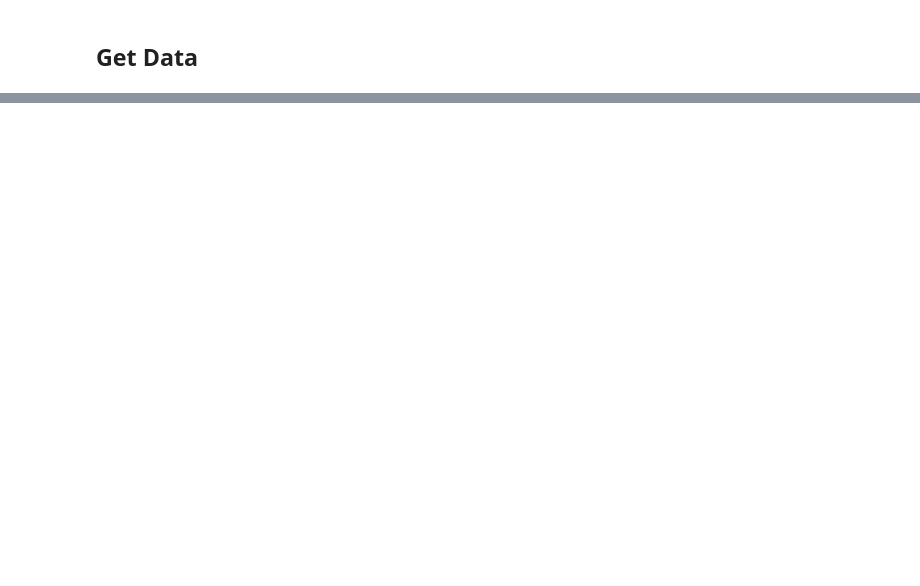
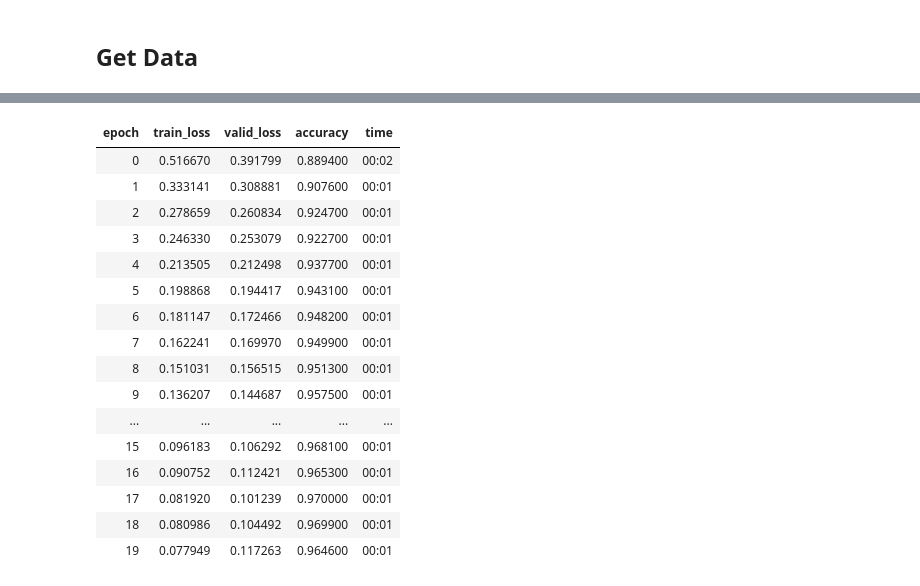
Before and after one commit to travel-code-sleep/Math-To-MachineLearningModels-Series, a Jupyter notebook: DeepLearning_From_Scratch.ipynb, the cells around one changed output, grey strips where cells are left out. Saved outputs shown, nothing was run; the diff lists cells and outputs as text; code cells hidden in the pictures; blank space fills up the shorter version.

```diff
--- a/DeepLearning_From_Scratch.ipynb
+++ b/DeepLearning_From_Scratch.ipynb
@@ -37,0 +79,3 @@ path
+# %%
+train_dl = DataLoader(train_dataset, batch_size=256, shuffle=True)
+test_dl = DataLoader(test_dataset, batch_size=256)
@@ -37,0 +477,20 @@ path
+# %%
+learn.fit(20, 0.1)
+# %% [output]
+| epoch | train_loss | valid_loss | accuracy | time |
+| 0 | 0.516670 | 0.391799 | 0.889400 | 00:02 |
+| 1 | 0.333141 | 0.308881 | 0.907600 | 00:01 |
+| 2 | 0.278659 | 0.260834 | 0.924700 | 00:01 |
+| 3 | 0.246330 | 0.253079 | 0.922700 | 00:01 |
+| 4 | 0.213505 | 0.212498 | 0.937700 | 00:01 |
+| 5 | 0.198868 | 0.194417 | 0.943100 | 00:01 |
+| 6 | 0.181147 | 0.172466 | 0.948200 | 00:01 |
+| 7 | 0.162241 | 0.169970 | 0.949900 | 00:01 |
+| 8 | 0.151031 | 0.156515 | 0.951300 | 00:01 |
+| 9 | 0.136207 | 0.144687 | 0.957500 | 00:01 |
+| ... | ... | ... | ... | ... |
+| 15 | 0.096183 | 0.106292 | 0.968100 | 00:01 |
+| 16 | 0.090752 | 0.112421 | 0.965300 | 00:01 |
+| 17 | 0.081920 | 0.101239 | 0.970000 | 00:01 |
+| 18 | 0.080986 | 0.104492 | 0.969900 | 00:01 |
+| 19 | 0.077949 | 0.117263 | 0.964600 | 00:01 |
```
Also changed, not shown: parts of 89 cells of this notebook.
